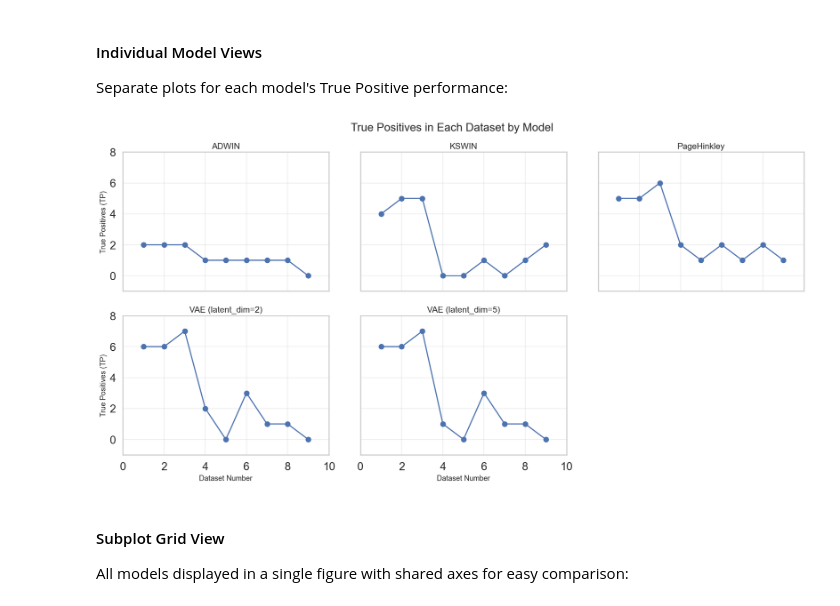
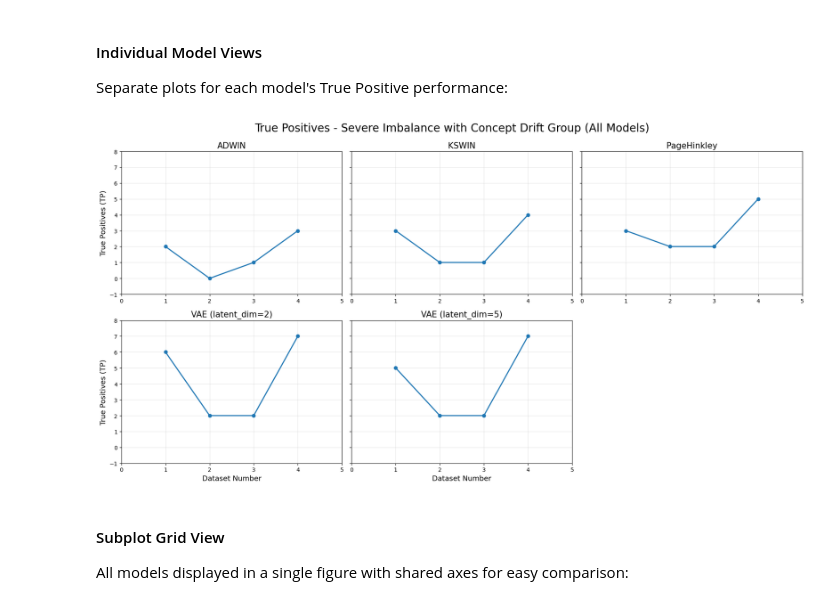
Before and after one commit to jakubgolab/drift-detection-system, a Jupyter notebook: final_results_explorer.ipynb, the cells around one changed output. Saved outputs shown, nothing was run; the diff lists cells and outputs as text; code cells hidden in the pictures.

Commit message:
Add new plots

```diff
--- a/final_results_explorer.ipynb
+++ b/final_results_explorer.ipynb
@@ -124,9 +135,9 @@ Initialize variables for storing dataset names, aggregated data, and analysis pa
 # %%
 def load_data(stream_group):
-    with open(f'results/{stream_group}/metrics.pkl', 'rb') as file:
+    with open(f'{results_path}/{stream_group}/metrics.pkl', 'rb') as file:
         results = pickle.load(file)
 
-    with open(f'results/{stream_group}/results.pkl', 'rb') as file:
+    with open(f'{results_path}/{stream_group}/results.pkl', 'rb') as file:
         data = pickle.load(file)
 
     return results, data
@@ -136,15 +147,16 @@ Function to load experimental results from pickle files:
 # %%
 # Define all experimental groups available in the results directory
 all_groups = [
-    'composition_basic',
-    'composition_complex',
-    'composition_with_imbalance',
-    'imbalance_combinations',
-    'imbalance_complex',
-    'imbalance_example_types',
-    'locality_basic',
-    'locality_with_imbalance',
-    'imbalance_basic',
+    # 'composition_basic',
+    # 'composition_complex',
+    # 'composition_with_imbalance',
+    # 'imbalance_combinations',
+    # 'imbalance_complex',
+    # 'imbalance_example_types',
+    # 'locality_basic',
+    # 'locality_with_imbalance',
+    # 'imbalance_basic',
+    'severe_imbalance_with_concept_drift',
 ]
 
 # Load and process data from all experimental groups
@@ -320,39 +332,39 @@ x_max = tp_df['Dataset Number'].max() + 1
 y_min = tp_df['TP'].min() - 1
 y_max = tp_df['TP'].max() + 1
 
-fig, axes = plt.subplots(rows, cols, figsize=(18, 9), sharex=True, sharey=True)
+fig, axes = plt.subplots(rows, cols, figsize=(18, 9), sharex=False, sharey=True)
 
 for idx, model in enumerate(models):
     r, c = divmod(idx, cols)
     ax = axes[r, c]
     model_df = tp_df[tp_df['Model'] == model]
     ax.plot(
         model_df['Dataset Number'],
         model_df['TP'],
         marker='o',
         linewidth=2
     )
     ax.set_title(model, fontsize=15)
     ax.grid(True, alpha=0.3)
     ax.set_xlim(x_min, x_max)
     ax.set_ylim(y_min, y_max)
     if r == rows - 1:
         ax.set_xlabel('Dataset Number', fontsize=13)
     if c == 0:
         ax.set_ylabel('True Positives (TP)', fontsize=13)
 
 # Remove empty subplots if fewer models than grid spaces
 if num_models < rows * cols:
     for idx in range(num_models, rows * cols):
         fig.delaxes(axes.flatten()[idx])
 
 plt.suptitle(f'True Positives - {group_name} Group (All Models)', fontsize=20, y=1.02)
 plt.tight_layout()
 plt.subplots_adjust(top=0.94)
 plt.savefig(f'plots/{group_name}_tp_plot_subplots.pdf', dpi=300, bbox_inches='tight')
 plt.show()
 # %% [output]
-[figure, old version]
+[figure, new version]
 # %% [markdown]
 #### Subplot Grid View
 All models displayed in a single figure with shared axes for easy comparison:
```
Also changed, not shown: parts of 13 cells of this notebook, 40 other files.
